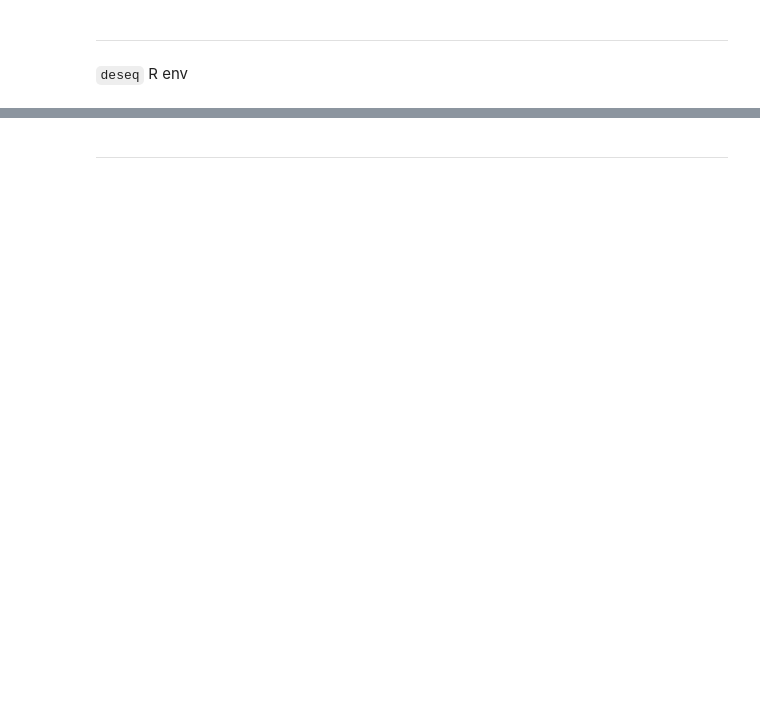
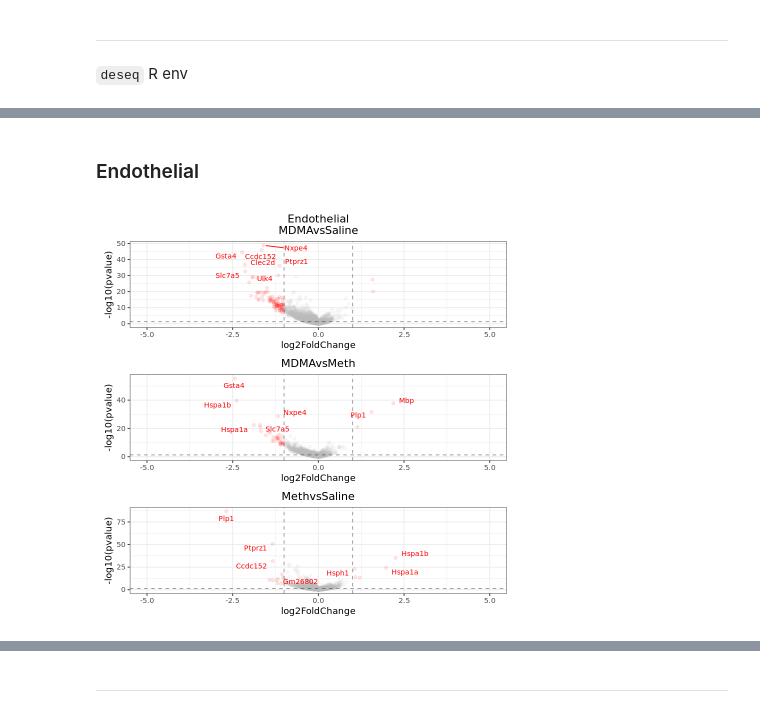
Before and after one commit to SABAFQ/MDMA-scRNAseq, a Jupyter notebook: 3-differential-expression-analysis.ipynb, the cells around one changed output, grey strips where cells are left out. Saved outputs shown, nothing was run; the diff lists cells and outputs as text; code cells hidden in the pictures; blank space fills up the shorter version.

```diff
--- a/3-differential-expression-analysis.ipynb
+++ b/3-differential-expression-analysis.ipynb
@@ -78,5 +134,9 @@ draw_volcano <- function(name,xlim=10,lfc.cutoff = 1, pval.cutoff = 0.05){
         plot_Volcano (x_min=-xlim,x_max=xlim,lfc.cutoff = lfc.cutoff, pval.cutoff = pval.cutoff ) +
         ggtitle('MDMAvsMeth')  -> p2
 
-    return(p1 / p2)
+    read.table(paste0('diffexp/',name,'/delta_exp_MethvsSaline.txt')) %>%
+        plot_Volcano (x_min=-xlim,x_max=xlim,lfc.cutoff = lfc.cutoff, pval.cutoff = pval.cutoff ) +
+        ggtitle('MethvsSaline')  -> p3
+
+    return(p1 / p2/ p3)
 }
@@ -82,0 +159,6 @@ draw_volcano <- function(name,xlim=10,lfc.cutoff = 1, pval.cutoff = 0.05){
+# %% [markdown]
+### Endothelial
+# %%
+draw_volcano('Endothelial',5)
+# %% [output]
+[figure, added]
```
Also changed, not shown: parts of 120 cells of this notebook, 4 other files.
